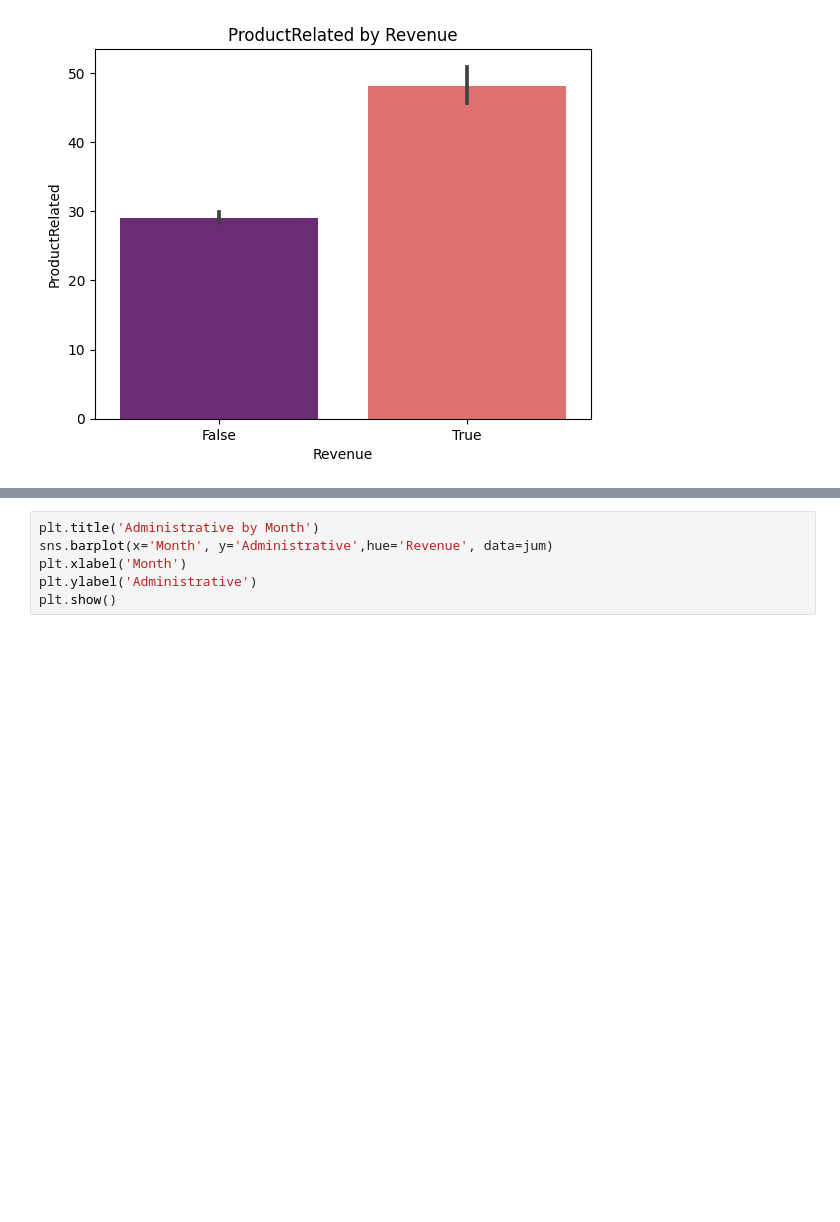
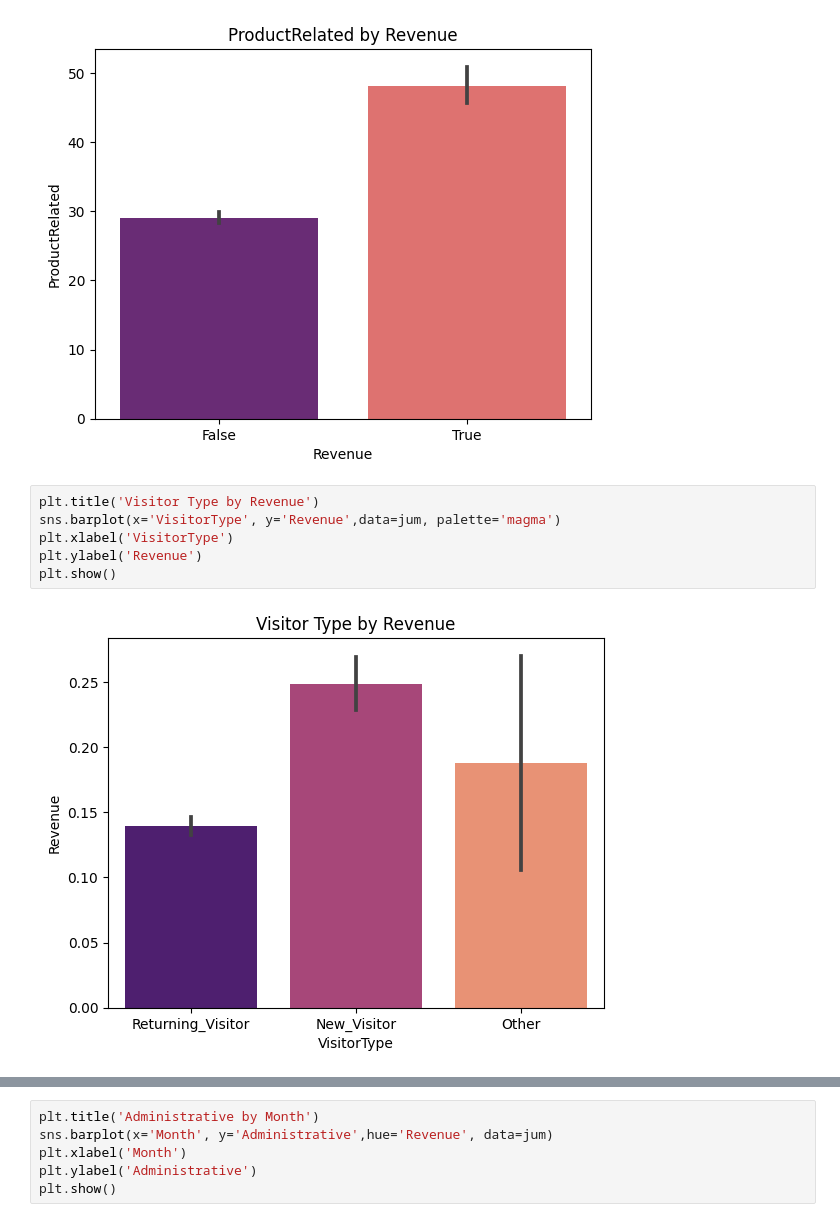
Before and after one commit to ChiomaOfunwa/Jumia-Online-Shoppers-Intention, a Jupyter notebook: Task2.ipynb, the cells around one changed output, grey strips where cells are left out. Cells and saved outputs as stored; diff of their text form; blank space fills up the shorter version.

```diff
--- a/Task2.ipynb
+++ b/Task2.ipynb
@@ -415,3 +417,11 @@ plt.ylabel('ProductRelated')
 plt.show()
 # %% [output]
 [figure]
+# %%
+plt.title('Visitor Type by Revenue')
+sns.barplot(x='VisitorType', y='Revenue',data=jum, palette='magma')
+plt.xlabel('VisitorType')
+plt.ylabel('Revenue')
+plt.show()
+# %% [output]
+[figure, added]
```
Also changed, not shown: parts of 2 cells of this notebook.
